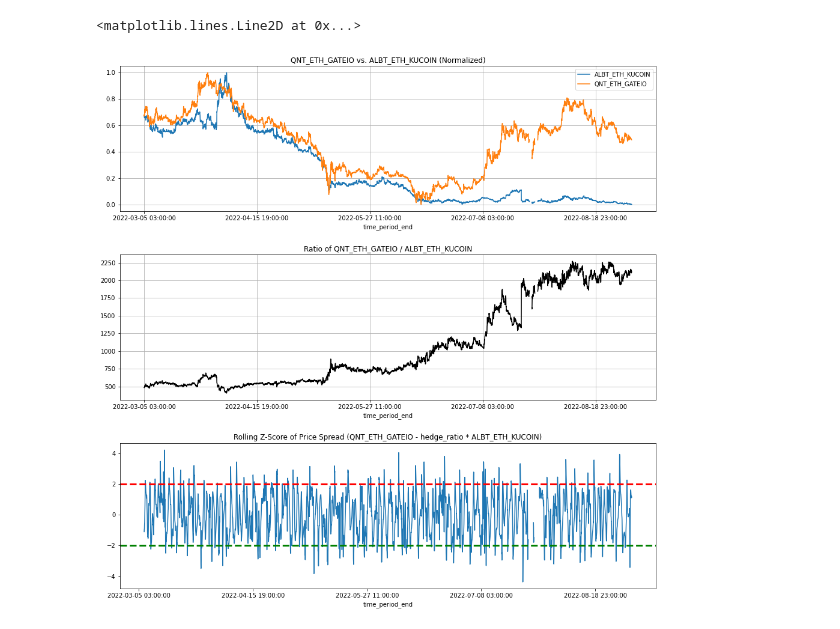
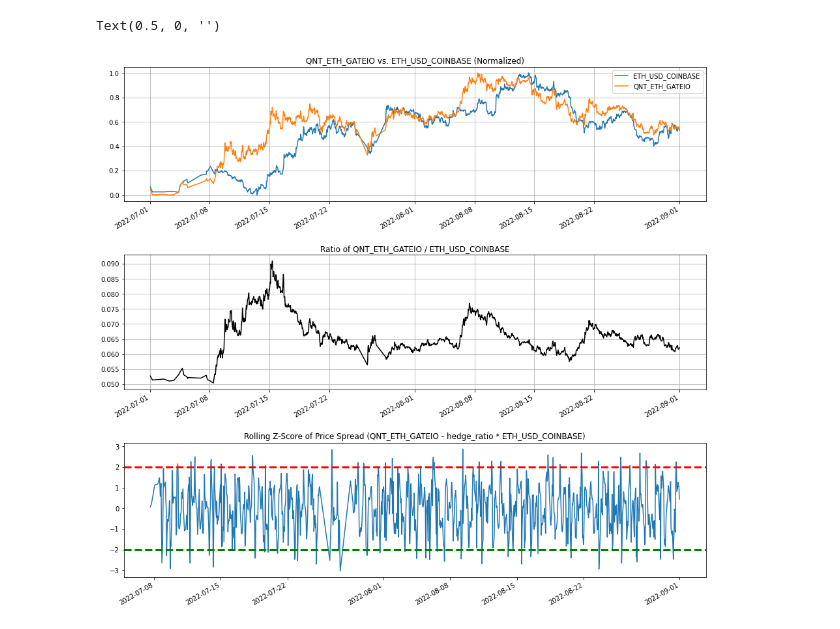
Before and after one commit to Algo-Trading-Project/trading-bot, a Jupyter notebook: src/backtest/Cointegration.ipynb, the cells around one changed output. Saved outputs shown, nothing was run; the diff lists cells and outputs as text; code cells hidden in the pictures.

```diff
--- a/src/backtest/Cointegration.ipynb
+++ b/src/backtest/Cointegration.ipynb
@@ -25,6 +34,6 @@ Wall time: 29 s
 # %%
 %%time
 
-pivot = df.pivot_table(index = 'time_period_end', columns = 'symbol_id', values = 'price_close')
-pivot
+pivot = df.pivot_table(index = 'time_period_end', columns = 'symbol_id', values = ['price_open', 'price_high', 'price_low', 'price_close'])
+pivot.tail()
 # %% [output]
@@ -174,21 +155,33 @@ cointegrated_tokens
 # %%
 def convert_to_usd(df, eth):
+    if 'ETH_USD' in df.columns[0]:
+        return df
+
     m = df.merge(eth, on = 'time_period_end', how = 'inner')
     m[df.columns[0]] = m[df.columns[0]] * m['ETH_USD_COINBASE']
     return m[df.columns[0]].to_frame()
 
-eth = pivot['ETH_USD_COINBASE']
+eth = pivot['price_close']['ETH_USD_COINBASE'].dropna()
 
-X = pivot['ALBT_ETH_KUCOIN'].to_frame().iloc[-24*180:].fillna(method = 'pad')
+X = pivot['price_close']['ETH_USD_COINBASE'].dropna().to_frame()
 X = convert_to_usd(X, eth)
-X_const = add_constant(X)
 
-Y = pivot['QNT_ETH_GATEIO'].to_frame().iloc[-24*180:].fillna(method = 'pad')
+Y = pivot['price_close']['QNT_ETH_GATEIO'].dropna().to_frame()
 Y = convert_to_usd(Y, eth)
 
-rolling_hedge_ratios = RollingOLS(endog = Y, exog = X_const, window = 24).fit().params[X.columns[0]]
-rolling_spread = Y[Y.columns[0]] - rolling_hedge_ratios * X[X.columns[0]]
+m = X.merge(Y, on = 'time_period_end', how = 'inner')
+m = m[(m.index >= '2022-07-01') & (m.index <= '2022-09-01')]
 
-rolling_mean = rolling_spread.rolling(window = 24).mean()
-rolling_std = rolling_spread.rolling(window = 24).std()
+rolling_hedge_ratios = (
+    RollingOLS(
+        endog = m[Y.columns[0]],
+        exog = add_constant(m[X.columns[0]]),
+        window = 6
+    )
+).fit().params[X.columns[0]]
+
+rolling_spread = m[Y.columns[0]] - rolling_hedge_ratios * m[X.columns[0]]
+
+rolling_mean = rolling_spread.rolling(window = 12).mean()
+rolling_std = rolling_spread.rolling(window = 12).std()
 rolling_z_score = (rolling_spread - rolling_mean) / rolling_std
@@ -201,23 +188,30 @@ z = rolling_z_score[rolling_z_score.index >= begin]
 # %%
 fig, ax = plt.subplots(nrows = 3, ncols = 1, figsize = (16, 16))
-fig.subplots_adjust(hspace=.3)
+fig.subplots_adjust(hspace=.4)
+
+x = m[X.columns[0]]
+y = m[Y.columns[0]]
+z = rolling_z_score
 
 plt.subplot(3, 1, 1)
 ((x - x.min()) / (x.max() - x.min())).plot(label = X.columns[0])
 ((y - y.min()) / (y.max() - y.min())).plot(label = Y.columns[0], grid = True)
 plt.title('{} vs. {} (Normalized)'.format(Y.columns[0], X.columns[0]))
 plt.legend()
+plt.xlabel('')
 
 plt.subplot(3, 1, 2)
 (y / x).plot(title = 'Ratio of {} / {}'.format(Y.columns[0], X.columns[0]), c = 'black', grid = True)
+plt.xlabel('')
 
 plt.subplot(3, 1, 3)
 z.plot(title = 'Rolling Z-Score of Price Spread ({} - hedge_ratio * {})'.format(Y.columns[0], X.columns[0]))
 plt.axhline(-2, c = 'green', linestyle = '--', lw = 3)
 plt.axhline(2, c = 'red', linestyle = '--', lw = 3)
+plt.xlabel('')
 # %% [output]
-<matplotlib.lines.Line2D at 0x...>
+Text(0.5, 0, '')
-[figure, old version]
+[figure, new version]
 # %%
 from backtesting import Strategy
 from backtesting.lib import crossover, cross
```
Also changed, not shown: parts of 15 cells of this notebook, 2 other files.
